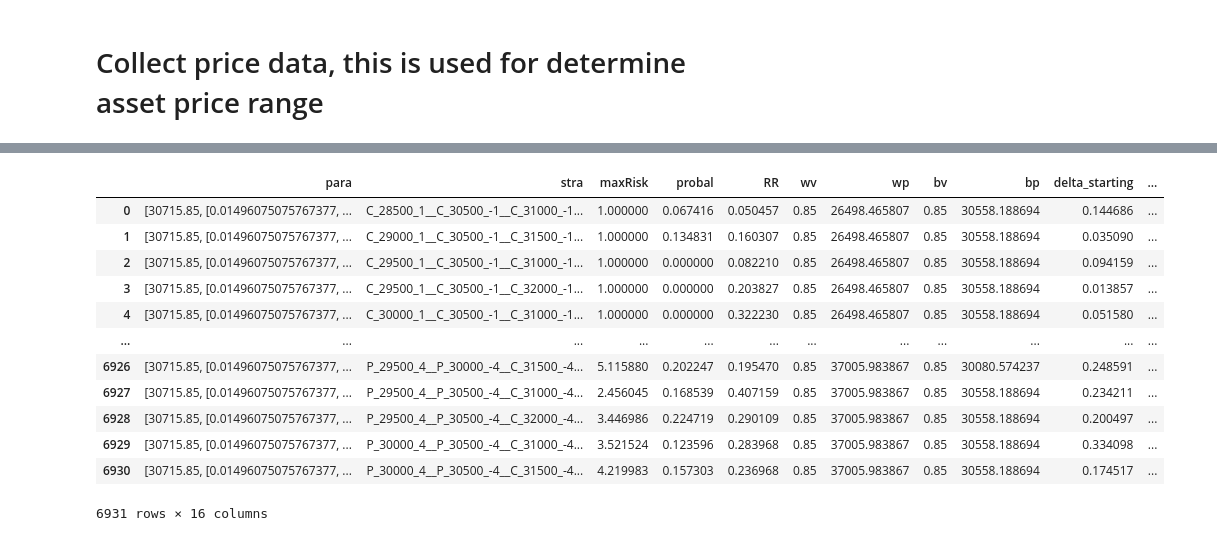
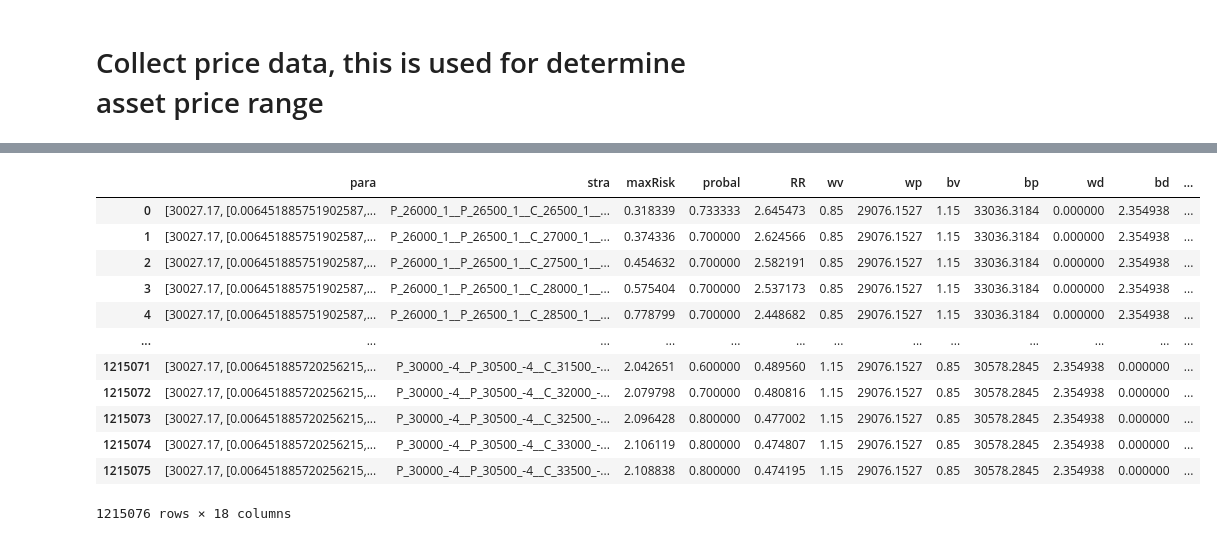
Before and after one commit to 556isback/optionCombo, a Jupyter notebook: example/example Deribit Exchange.ipynb, the cells around one changed output, grey strips where cells are left out. Saved outputs shown, nothing was run; the diff lists cells and outputs as text; code cells hidden in the pictures.

```diff
--- a/example/example Deribit Exchange.ipynb
+++ b/example/example Deribit Exchange.ipynb
@@ -82,7 +82,7 @@ Length: 12, dtype: datetime64[ns]
 '''
 choose a expiry date, doesn't support mutiple expiry dates at the moment
 '''
-expirDate = '2023-06-30T00:00:00.000000000'
+expirDate = '2023-07-21 00:00:00'
 # %%
 '''
 The option DataFrame should have the following structure:
@@ -165 +165,3 @@ pricedata
 21000 rows × 6 columns
+# %%
+spotPrice =  pricedata.close.values[-1]
@@ -166,9 +181,12 @@ pricedata
 # %%
 '''
 
-This section of the code is responsible for the pre-computation step. It prepares and computes the necessary data for further calculations related to the option combinations.
+This section of the code is responsible for the pre-computation step. It prepares and computes the
+necessary data for further calculations related to the option combinations.
 
-In this step, you need to select the expiry date for your option strategy and provide the required option and price data.
+In this step, you need to select the expiry date for your option strategy and provide the required
+option data and price bound.
+
 '''
 
-preOption,joined1,price = preInit.Prep( expirDate, optionDf = option_data, priceDf = pricedata, interval=3, strikePriceRange=0.2)
+preOption,joined1,price = preInit.Prep( expirDate, optionDf = option_data,spotPrice = spotPrice,Bound = (29076.152716934437, 33036.31844391873), BoundExtend=1.2, strikePriceRange=0.3)
@@ -181,31 +193,38 @@ See the caveats in the documentation: https://pandas.pydata.org/pandas-docs/stab
 # %%
 '''
-This section of the code is responsible for iterating through all possible option combinations. In the "optiontypes" parameter, a two-dimensional list should be provided, where each element represents a call option (1) or a put option (-1). For example, [[1,1,1],[-1,-1,1,1]] indicates that there are three call options followed by two put options and two call options.
+This section of the code is responsible for iterating through all possible option combinations. In
+the "optiontypes" parameter, a two-dimensional list should be provided, where each element represents
+a call option (1) or a put option (-1). For example, [[1,1,1],[-1,-1,1,1]] indicates that there are
+three call options followed by two put options and two call options.
 
-The "tradetypes" parameter determines whether to sell or buy the corresponding options. For instance, if "optiontypes" is [[1,1,1]], the "tradetypes" should be [[1,-1,1]] or [[[1,-1,1],[1,1,1]]]. By default, "tradetypes" is set to None, which includes all possible combinations.
+The "tradetypes" parameter determines whether to sell or buy the corresponding options. For instance,
+if "optiontypes" is [[1,1,1]], the "tradetypes" should be [[1,-1,1]] or [[[1,-1,1],[1,1,1]]].
+By default, "tradetypes" is set to None, which includes all possible combinations.
 
 The "maxquantity" parameter represents the maximum quantity allowed for a single option trade amount.
 '''
 
-model = optionModel.option_model(price, joined1,preOption,optiontypes = [[1,1,1,1],[-1,-1,1,1]],tradetypes=[[1,-1,-1,1],[[1,-1,-1,1]]], maxquantity=1)  # Init
+model = optionModel.option_model(price, joined1,preOption,optiontypes = [[-1,-1,1,1]],tradetypes=None, maxquantity=4)  # Init
 df = model.options_model_finder()                                                                           # start looping
 # %%
 '''
 
-The output of the code snippet contains all the possible combinations based on the provided parameters. You have the flexibility to filter the results according to your specific requirements.
+The output of the code snippet contains all the possible combinations based on the provided
+parameters. You have the flexibility to filter the results according to your specific requirements.
+
 '''
 df
 # %% [output]
-|  | para | stra | maxRisk | probal | RR | wv | wp | bv | bp | delta_starting | ... |
-| 0 | [30715.85, [0.01496075075767377, ... | C_28500_1__C_30500_-1__C_31000_-1... | 1.000000 | 0.067416 | 0.050457 | 0.85 | 26498.465807 | 0.85 | 30558.188694 | 0.144686 | ... |
-| 1 | [30715.85, [0.01496075075767377, ... | C_29000_1__C_30500_-1__C_31500_-1... | 1.000000 | 0.134831 | 0.160307 | 0.85 | 26498.465807 | 0.85 | 30558.188694 | 0.035090 | ... |
-| 2 | [30715.85, [0.01496075075767377, ... | C_29500_1__C_30500_-1__C_31000_-1... | 1.000000 | 0.000000 | 0.082210 | 0.85 | 26498.465807 | 0.85 | 30558.188694 | 0.094159 | ... |
-| 3 | [30715.85, [0.01496075075767377, ... | C_29500_1__C_30500_-1__C_32000_-1... | 1.000000 | 0.000000 | 0.203827 | 0.85 | 26498.465807 | 0.85 | 30558.188694 | 0.013857 | ... |
-| 4 | [30715.85, [0.01496075075767377, ... | C_30000_1__C_30500_-1__C_31000_-1... | 1.000000 | 0.000000 | 0.322230 | 0.85 | 26498.465807 | 0.85 | 30558.188694 | 0.051580 | ... |
-| ... | ... | ... | ... | ... | ... | ... | ... | ... | ... | ... | ... |
-| 6926 | [30715.85, [0.01496075075767377, ... | P_29500_4__P_30000_-4__C_31500_-4... | 5.115880 | 0.202247 | 0.195470 | 0.85 | 37005.983867 | 0.85 | 30080.574237 | 0.248591 | ... |
-| 6927 | [30715.85, [0.01496075075767377, ... | P_29500_4__P_30500_-4__C_31000_-4... | 2.456045 | 0.168539 | 0.407159 | 0.85 | 37005.983867 | 0.85 | 30558.188694 | 0.234211 | ... |
-| 6928 | [30715.85, [0.01496075075767377, ... | P_29500_4__P_30500_-4__C_32000_-4... | 3.446986 | 0.224719 | 0.290109 | 0.85 | 37005.983867 | 0.85 | 30558.188694 | 0.200497 | ... |
-| 6929 | [30715.85, [0.01496075075767377, ... | P_30000_4__P_30500_-4__C_31000_-4... | 3.521524 | 0.123596 | 0.283968 | 0.85 | 37005.983867 | 0.85 | 30558.188694 | 0.334098 | ... |
-| 6930 | [30715.85, [0.01496075075767377, ... | P_30000_4__P_30500_-4__C_31500_-4... | 4.219983 | 0.157303 | 0.236968 | 0.85 | 37005.983867 | 0.85 | 30558.188694 | 0.174517 | ... |
+|  | para | stra | maxRisk | probal | RR | wv | wp | bv | bp | wd | bd | ... |
+| 0 | [30027.17, [0.006451885751902587,... | P_26000_1__P_26500_1__C_26500_1__... | 0.318339 | 0.733333 | 2.645473 | 0.85 | 29076.1527 | 1.15 | 33036.3184 | 0.000000 | 2.354938 | ... |
+| 1 | [30027.17, [0.006451885751902587,... | P_26000_1__P_26500_1__C_27000_1__... | 0.374336 | 0.700000 | 2.624566 | 0.85 | 29076.1527 | 1.15 | 33036.3184 | 0.000000 | 2.354938 | ... |
+| 2 | [30027.17, [0.006451885751902587,... | P_26000_1__P_26500_1__C_27500_1__... | 0.454632 | 0.700000 | 2.582191 | 0.85 | 29076.1527 | 1.15 | 33036.3184 | 0.000000 | 2.354938 | ... |
+| 3 | [30027.17, [0.006451885751902587,... | P_26000_1__P_26500_1__C_28000_1__... | 0.575404 | 0.700000 | 2.537173 | 0.85 | 29076.1527 | 1.15 | 33036.3184 | 0.000000 | 2.354938 | ... |
+| 4 | [30027.17, [0.006451885751902587,... | P_26000_1__P_26500_1__C_28500_1__... | 0.778799 | 0.700000 | 2.448682 | 0.85 | 29076.1527 | 1.15 | 33036.3184 | 0.000000 | 2.354938 | ... |
+| ... | ... | ... | ... | ... | ... | ... | ... | ... | ... | ... | ... | ... |
+| 1215071 | [30027.17, [0.006451885720256215,... | P_30000_-4__P_30500_-4__C_31500_-... | 2.042651 | 0.600000 | 0.489560 | 1.15 | 29076.1527 | 0.85 | 30578.2845 | 2.354938 | 0.000000 | ... |
+| 1215072 | [30027.17, [0.006451885720256215,... | P_30000_-4__P_30500_-4__C_32000_-... | 2.079798 | 0.700000 | 0.480816 | 1.15 | 29076.1527 | 0.85 | 30578.2845 | 2.354938 | 0.000000 | ... |
+| 1215073 | [30027.17, [0.006451885720256215,... | P_30000_-4__P_30500_-4__C_32500_-... | 2.096428 | 0.800000 | 0.477002 | 1.15 | 29076.1527 | 0.85 | 30578.2845 | 2.354938 | 0.000000 | ... |
+| 1215074 | [30027.17, [0.006451885720256215,... | P_30000_-4__P_30500_-4__C_33000_-... | 2.106119 | 0.800000 | 0.474807 | 1.15 | 29076.1527 | 0.85 | 30578.2845 | 2.354938 | 0.000000 | ... |
+| 1215075 | [30027.17, [0.006451885720256215,... | P_30000_-4__P_30500_-4__C_33500_-... | 2.108838 | 0.800000 | 0.474195 | 1.15 | 29076.1527 | 0.85 | 30578.2845 | 2.354938 | 0.000000 | ... |
-6931 rows × 16 columns
+1215076 rows × 18 columns
```
Also changed, not shown: parts of 13 cells of this notebook, 12 other files.
